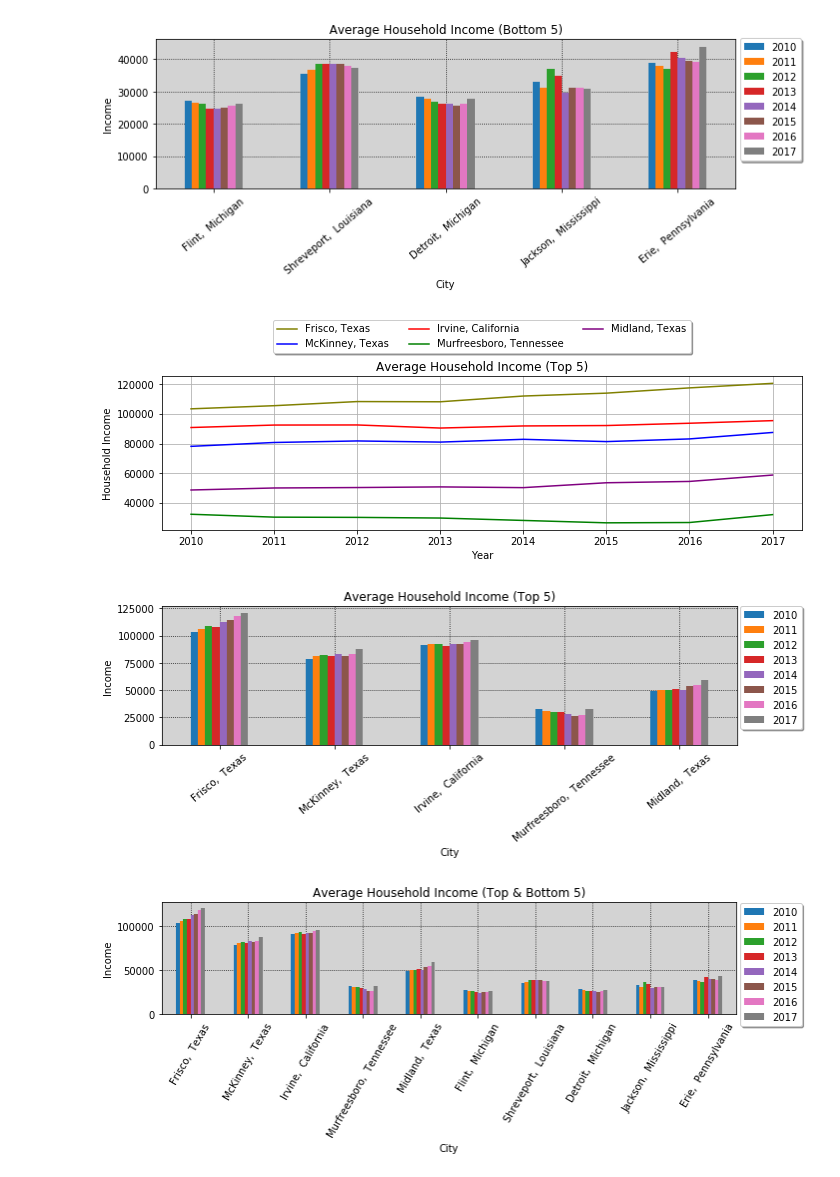
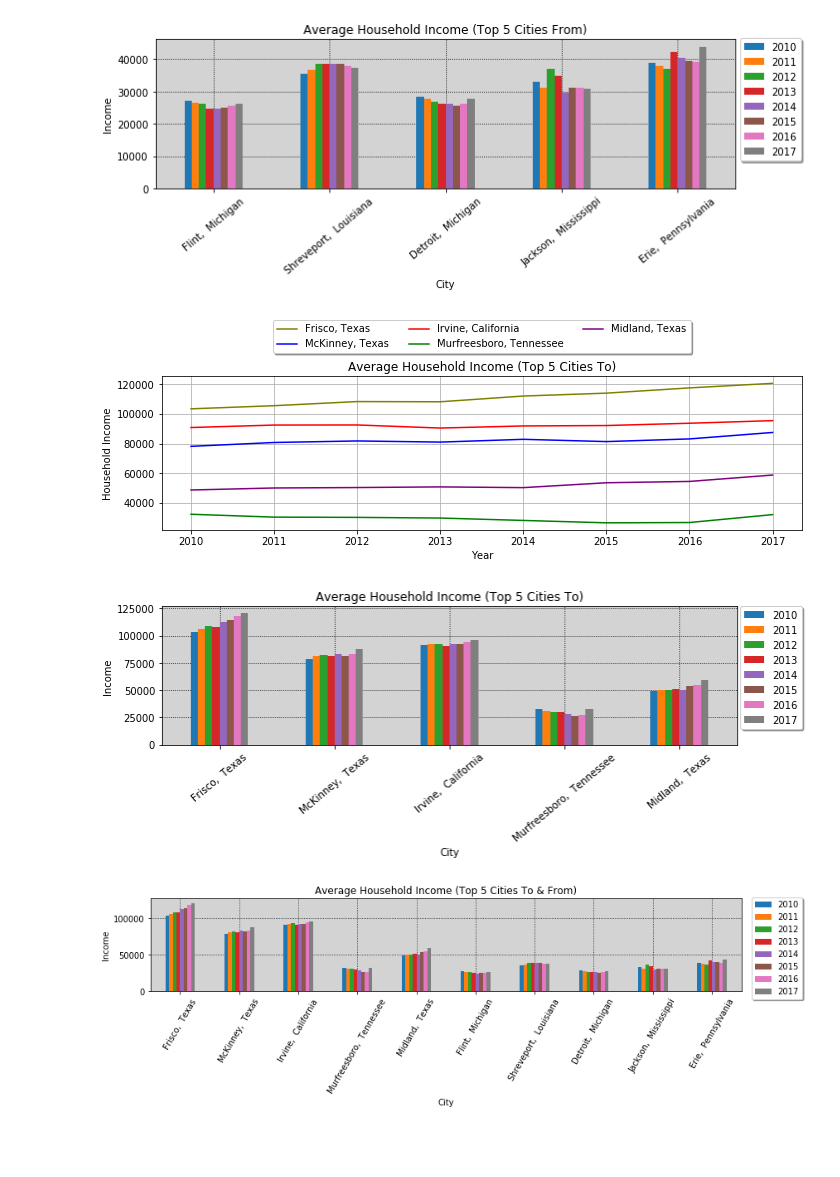
Before and after one commit to cawthornebr/Project-1, a Jupyter notebook: brandon_code.ipynb, the cells around one changed output. Drawn from its saved outputs; the diff is of its cells as text; code cells hidden in the pictures; blank space fills up the shorter version.

```diff
--- a/brandon_code.ipynb
+++ b/brandon_code.ipynb
@@ -17,7 +20,7 @@ bottom_5=merge_data_df.nsmallest(5, 'Ave. Change')
 #top 5
 city_t = top_5.iloc[:,2].str.rstrip()
 state = top_5.iloc[:,3]
-city_state = city_t.str.rstrip() + ", " + state
+city_state = city_t + ", " + state
 y2010 = top_5.iloc[:,26]
 y2011 = top_5.iloc[:,27]
 y2012 = top_5.iloc[:,28]
@@ -26,8 +29,10 @@ y2014 = top_5.iloc[:,30]
 y2015= top_5.iloc[:,31]
 y2016 = top_5.iloc[:,32]
 y2017 = top_5.iloc[:,33]
+diff_t = y2017 - y2010
 ave_income_state = pd.DataFrame({"City":city_state, "2010":y2010,"2011":y2011,"2012":y2012,"2013":y2013,"2014":y2014,"2015":y2015,
-                                "2016":y2016,"2017":y2017,})
+                                "2016":y2016,"2017":y2017, "Diff" : diff_t})
 ave_income_state = ave_income_state.set_index("City")
-ave_income_state
+ave_income_state_1 = ave_income_state.drop("Diff",axis=1)
+ave_income_state.sort_values("Diff", ascending=False)
 # %% [output]
@@ -51,10 +56,13 @@ y2014_b = bottom_5.iloc[:,30]
 y2015_b = bottom_5.iloc[:,31]
 y2016_b = bottom_5.iloc[:,32]
 y2017_b = bottom_5.iloc[:,33]
+diff = y2017_b - y2010_b
 ave_income_state_b = pd.DataFrame({"City":city_state_b, "2010":y2010_b,"2011":y2011_b,"2012":y2012_b,
-                                 "2013":y2013_b,"2014":y2014_b,"2015":y2015_b,"2016":y2016_b,"2017":y2017_b})
+                                 "2013":y2013_b,"2014":y2014_b,"2015":y2015_b,"2016":y2016_b,"2017":y2017_b, "Diff": diff})
 ave_income_state_b = ave_income_state_b.set_index("City")
-years = ave_income_state_b.iloc[0,:]
+ave_income_state_b.sort_values("Diff", ascending=False)
+ave_income_state_b1 = ave_income_state_b.drop("Diff",axis=1)
+years = ave_income_state_b1.iloc[0,:]
 years = years.index
-ave_income_state_b
+ave_income_state_b.sort_values("Diff", ascending=False)
 # %% [output]
@@ -85,53 +95,53 @@ plt.savefig('bottom_5_line.png',dpi=200)
 # %%
-newws = ave_income_state_b.plot.bar(rot=40,figsize=(10,4),zorder=2)
+newws = ave_income_state_b1.plot.bar(rot=40,figsize=(10,4),zorder=2)
 newws.set_facecolor("lightgrey")
 plt.legend(loc='upper center', bbox_to_anchor=(1.06, 1.04), ncol=1, fancybox=True, shadow=True)
 plt.ylabel("Income")
 plt.grid(zorder=0, color="black",linestyle="dotted")
-plt.title("Average Household Income (Bottom 5)")
+plt.title("Average Household Income (Top 5 Cities From)")
 plt.tight_layout()
 plt.savefig('bottom_5_bar.png',dpi=200)
 plt.show()
 # %% [output]
-[figure, old version]
+[figure, new version]
 # %%
 plt.subplots(figsize=(10,4))
-plt.plot( years, ave_income_state.iloc[0,:], color='olive',label="Frisco, Texas")
-plt.plot( years, ave_income_state.iloc[1,:], color='blue',label="McKinney, Texas")
-plt.plot( years, ave_income_state.iloc[2,:], color='red',label="Irvine, California")
-plt.plot( years, ave_income_state.iloc[3,:], color='green',label="Murfreesboro, Tennessee")
-plt.plot( years, ave_income_state.iloc[4,:], color='purple',label="Midland, Texas")
+plt.plot( years, ave_income_state_1.iloc[0,:], color='olive',label="Frisco, Texas")
+plt.plot( years, ave_income_state_1.iloc[1,:], color='blue',label="McKinney, Texas")
+plt.plot( years, ave_income_state_1.iloc[2,:], color='red',label="Irvine, California")
+plt.plot( years, ave_income_state_1.iloc[3,:], color='green',label="Murfreesboro, Tennessee")
+plt.plot( years, ave_income_state_1.iloc[4,:], color='purple',label="Midland, Texas")
 plt.legend(loc='upper center', bbox_to_anchor=(0.5, 1.4), ncol=3, fancybox=True, shadow=True)
-plt.title("Average Household Income (Top 5)")
+plt.title("Average Household Income (Top 5 Cities To)")
 plt.xlabel("Year")
 plt.ylabel("Household Income")
 plt.grid()
 plt.tight_layout()
 plt.savefig('top_5_line.png',dpi=200)
 # %% [output]
-[figure, old version]
+[figure, new version]
 # %%
-neww = ave_income_state.plot.bar(rot=40,figsize=(10,4),zorder=2)
+neww = ave_income_state_1.plot.bar(rot=40,figsize=(10,4),zorder=2)
 neww.set_facecolor("lightgrey")
 plt.legend(loc='upper center', bbox_to_anchor=(1.06, 1.04), ncol=1, fancybox=True, shadow=True)
 plt.ylabel("Income")
 plt.grid(zorder=0, color="black",linestyle="dotted")
-plt.title("Average Household Income (Top 5)")
+plt.title("Average Household Income (Top 5 Cities To)")
 plt.tight_layout()
 plt.savefig('top_5_bar.png',dpi=200)
 plt.show()
 # %% [output]
-[figure, old version]
+[figure, new version]
 # %%
-new = pd.concat([ave_income_state, ave_income_state_b])
-news=new.plot.bar(rot=60,figsize=(10,4),zorder=2)
+new = pd.concat([ave_income_state_1, ave_income_state_b1])
+news=new.plot.bar(rot=60,figsize=(12,4),zorder=2)
 news.set_facecolor("lightgrey")
-plt.legend(loc='upper center', bbox_to_anchor=(1.06, 1.04), ncol=1, fancybox=True, shadow=True)
+plt.legend(loc='upper center', bbox_to_anchor=(1.06, 1.06), ncol=1, fancybox=True, shadow=True)
 plt.ylabel("Income")
 plt.grid(zorder=0, color="black",linestyle="dotted")
-plt.title("Average Household Income (Top & Bottom 5)")
+plt.title("Average Household Income (Top 5 Cities To & From)")
 plt.tight_layout()
 plt.savefig('top_and_bottom_5_bar.png',dpi=200)
 plt.show()
 # %% [output]
-[figure, old version]
+[figure, new version]
```
Also changed, not shown: parts of 14 cells of this notebook, 1 other file.
